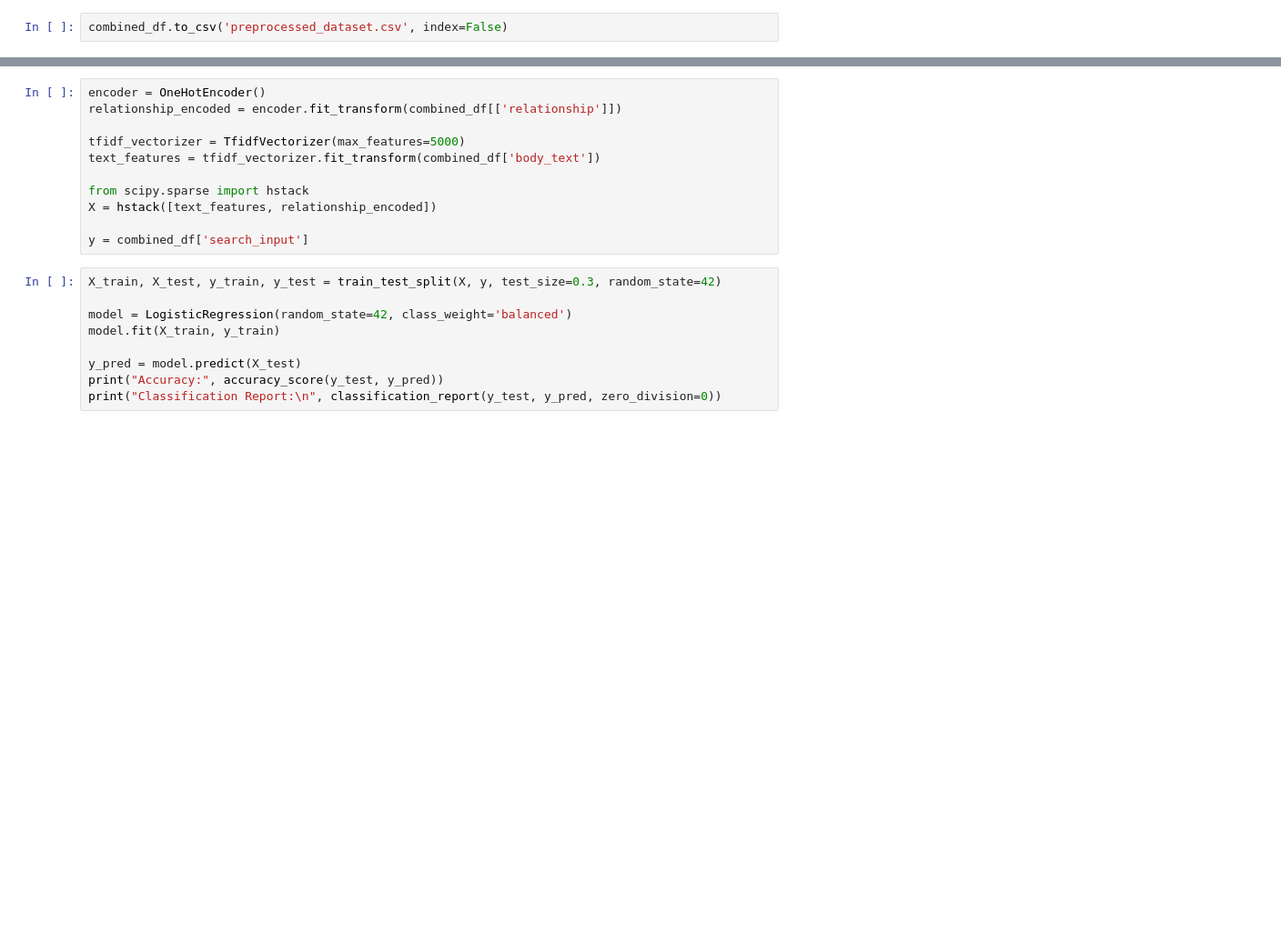
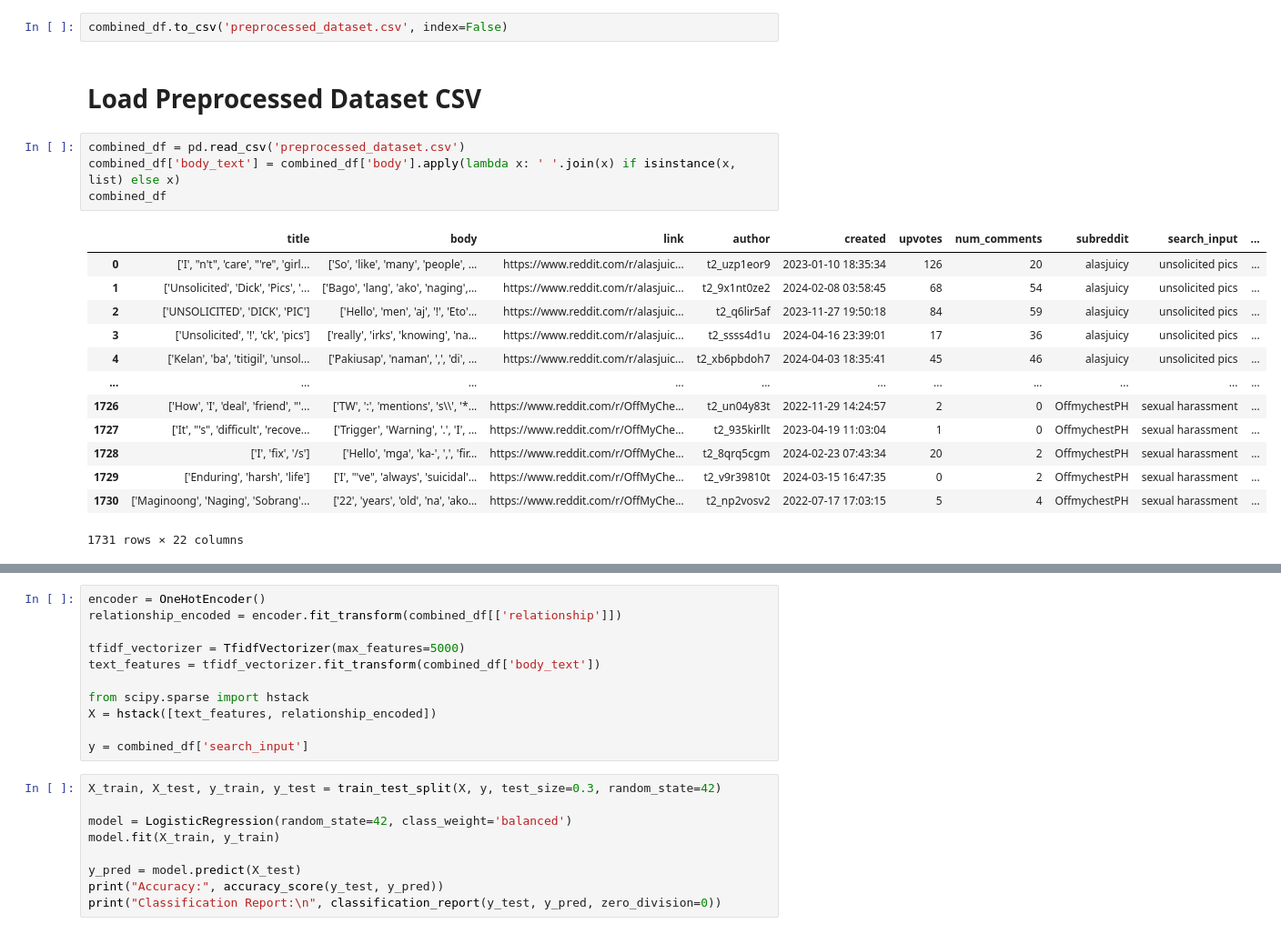
Before and after one commit to cessbub/cs132, a Jupyter notebook: src/Processing.ipynb, the cells around one changed output, grey strips where cells are left out. Shown at 91% size. Drawn from its saved outputs; the diff is of its cells as text; blank space fills up the shorter version.

```diff
--- a/src/Processing.ipynb
+++ b/src/Processing.ipynb
@@ -305,3 +335,23 @@ combined_df['relationship'] = combined_df['body_text'].apply(extract_relationshi
 # %%
 combined_df.to_csv('preprocessed_dataset.csv', index=False)
+# %% [markdown]
+# Load Preprocessed Dataset CSV
+# %%
+combined_df = pd.read_csv('preprocessed_dataset.csv')
+combined_df['body_text'] = combined_df['body'].apply(lambda x: ' '.join(x) if isinstance(x, list) else x)
+combined_df
+# %% [output]
+|  | title | body | link | author | created | upvotes | num_comments | subreddit | search_input | ... |
+| 0 | ['I', "n't", 'care', "'re", 'girl... | ['So', 'like', 'many', 'people', ... | https://www.reddit.com/r/alasjuic... | t2_uzp1eor9 | 2023-01-10 18:35:34 | 126 | 20 | alasjuicy | unsolicited pics | ... |
+| 1 | ['Unsolicited', 'Dick', 'Pics', '... | ['Bago', 'lang', 'ako', 'naging',... | https://www.reddit.com/r/alasjuic... | t2_9x1nt0ze2 | 2024-02-08 03:58:45 | 68 | 54 | alasjuicy | unsolicited pics | ... |
+| 2 | ['UNSOLICITED', 'DICK', 'PIC'] | ['Hello', 'men', 'aj', '!', 'Eto'... | https://www.reddit.com/r/alasjuic... | t2_q6lir5af | 2023-11-27 19:50:18 | 84 | 59 | alasjuicy | unsolicited pics | ... |
+| 3 | ['Unsolicited', '!', 'ck', 'pics'] | ['really', 'irks', 'knowing', 'na... | https://www.reddit.com/r/alasjuic... | t2_ssss4d1u | 2024-04-16 23:39:01 | 17 | 36 | alasjuicy | unsolicited pics | ... |
+| 4 | ['Kelan', 'ba', 'titigil', 'unsol... | ['Pakiusap', 'naman', ',', 'di', ... | https://www.reddit.com/r/alasjuic... | t2_xb6pbdoh7 | 2024-04-03 18:35:41 | 45 | 46 | alasjuicy | unsolicited pics | ... |
+| ... | ... | ... | ... | ... | ... | ... | ... | ... | ... | ... |
+| 1726 | ['How', 'I', 'deal', 'friend', "'... | ['TW', ':', 'mentions', 's\\', '*... | https://www.reddit.com/r/OffMyChe... | t2_un04y83t | 2022-11-29 14:24:57 | 2 | 0 | OffmychestPH | sexual harassment | ... |
+| 1727 | ['It', "'s", 'difficult', 'recove... | ['Trigger', 'Warning', '.', 'I', ... | https://www.reddit.com/r/OffMyChe... | t2_935kirllt | 2023-04-19 11:03:04 | 1 | 0 | OffmychestPH | sexual harassment | ... |
+| 1728 | ['I', 'fix', '/s'] | ['Hello', 'mga', 'ka-', ',', 'fir... | https://www.reddit.com/r/OffMyChe... | t2_8qrq5cgm | 2024-02-23 07:43:34 | 20 | 2 | OffmychestPH | sexual harassment | ... |
+| 1729 | ['Enduring', 'harsh', 'life'] | ['I', "'ve", 'always', 'suicidal'... | https://www.reddit.com/r/OffMyChe... | t2_v9r39810t | 2024-03-15 16:47:35 | 0 | 2 | OffmychestPH | sexual harassment | ... |
+| 1730 | ['Maginoong', 'Naging', 'Sobrang'... | ['22', 'years', 'old', 'na', 'ako... | https://www.reddit.com/r/OffMyChe... | t2_np2vosv2 | 2022-07-17 17:03:15 | 5 | 4 | OffmychestPH | sexual harassment | ... |
+1731 rows × 22 columns
 # %% [markdown]
```
Also changed, not shown: parts of 26 cells of this notebook, 1 other file.
